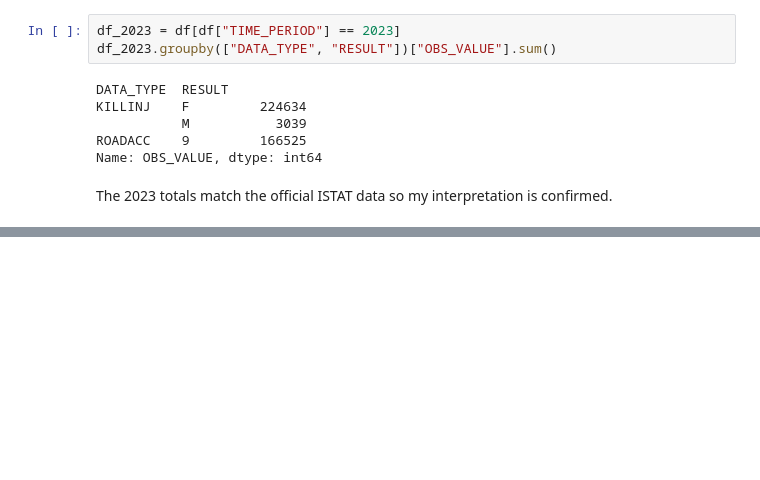
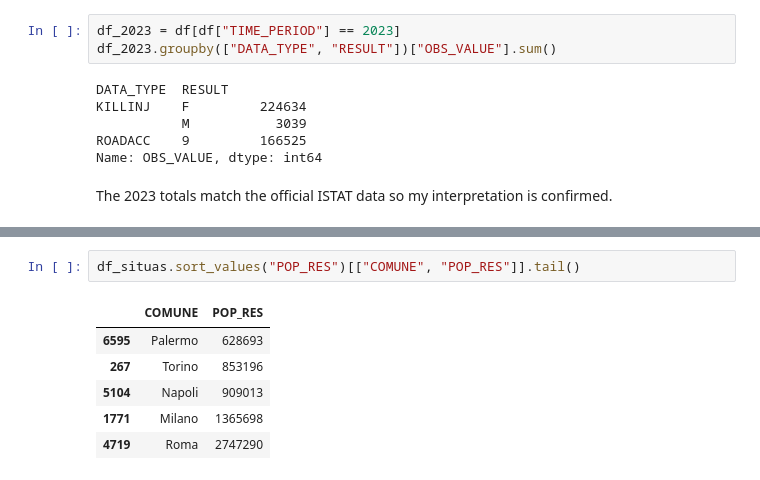
Before and after one commit to aledoll01-sys/progetto_finale, a Jupyter notebook: notebooks/01_data_collection.ipynb, the cells around one changed output, grey strips where cells are left out. Cells and saved outputs as stored; diff of their text form; blank space fills up the shorter version.

```diff
--- a/notebooks/01_data_collection.ipynb
+++ b/notebooks/01_data_collection.ipynb
@@ -157,0 +262,9 @@ The 2023 totals match the official ISTAT data so my interpretation is confirmed.
+# %%
+df_situas.sort_values("POP_RES")[["COMUNE", "POP_RES"]].tail()
+# %% [output]
+|  | COMUNE | POP_RES |
+| 6595 | Palermo | 628693 |
+| 267 | Torino | 853196 |
+| 5104 | Napoli | 909013 |
+| 1771 | Milano | 1365698 |
+| 4719 | Roma | 2747290 |
```
Also changed, not shown: parts of 12 cells of this notebook, 1 other file.
